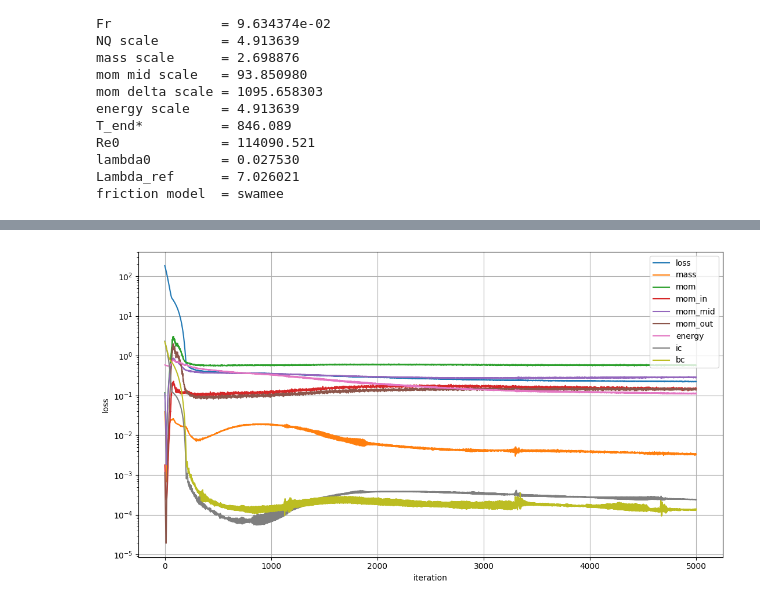
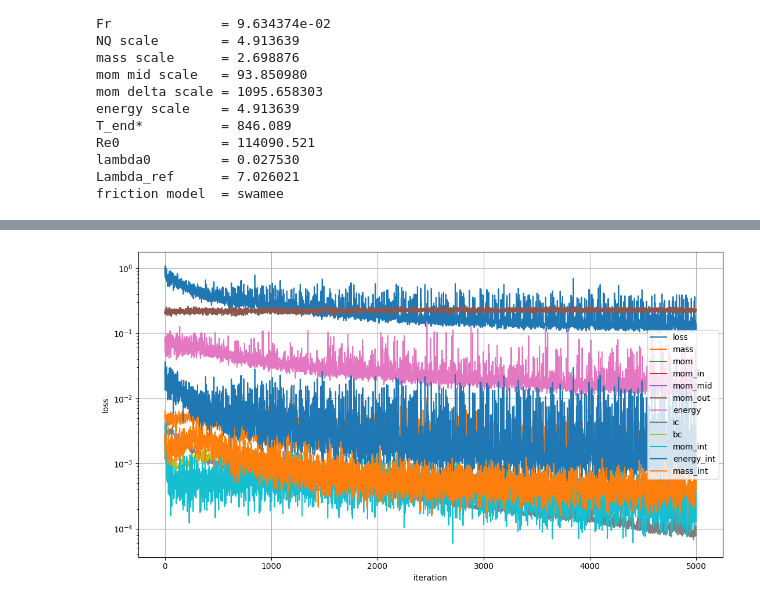
Before and after one commit to Suchotin/Supercritical_stability_PINN, a Jupyter notebook: pinn_v3b_imposed_dp.ipynb, the cells around one changed output, grey strips where cells are left out. Cells and saved outputs as stored; diff of their text form; code cells hidden in the pictures.

```diff
--- a/pinn_v3b_imposed_dp.ipynb
+++ b/pinn_v3b_imposed_dp.ipynb
@@ -640,9 +701,15 @@ class Sampler:
         )
 
     def time(self, n):
-        n0 = int(0.10 * n)
-        nk = int(0.20 * n)
-        nf = n - n0 - nk
+        # Tail-dense sampling: the density-wave oscillation lives in the last
+        # ~11% of the run with period ~2.7 t_star, so a uniform draw never
+        # resolves it. We pour 30% of the points into [0.85 t_end, t_end] at
+        # dt_star ~ 0.1 (~25 pts/period) so the pointwise PDE residual can see
+        # the wave at all. The rest keeps the old start/kink/uniform coverage.
+        n0 = int(0.08 * n)
+        nk = int(0.12 * n)
+        ntail = int(0.30 * n)
+        nf = n - n0 - nk - ntail
 
         t_full = self.uniform(nf, 0.0, self.case.t_end_star)
 
@@ -658,7 +725,9 @@ class Sampler:
 
         t_kink = self.uniform(nk, a, b)
 
-        return torch.cat([t_full, t_start, t_kink], dim=0)
+        t_tail = self.uniform(ntail, 0.85 * self.case.t_end_star, self.case.t_end_star)
+
+        return torch.cat([t_full, t_start, t_kink, t_tail], dim=0)
 
     def interior(self, n_in=2048, n_mid=4096, n_out=2048):
         a = self.alpha
@@ -1032,5 +1459,10 @@ trainer = Trainer(
 # %%
 history = []
+
+# Physics-only warm start: load the converged v3b smooth solution into the
+# trunk so causal training only has to grow the tail wave. Comment out to
+# train the osc model from scratch instead.
+warm_start_smooth("v3b_model.pt")
 
 for step in range(1, 5001):
     logs = trainer.step()
@@ -1051,5 +1483,13 @@ for step in range(1, 5001):
             f"bc_h={logs['bc_h_in']:.3e}",
             f"bc_dp={logs['bc_dp']:.3e}",
             f"bc_pi_out={logs['bc_pi_out']:.3e}",
+            f"mom_int={logs['mom_int']:.3e}",
+            f"e_int={logs['energy_int']:.3e}",
+            f"m_int={logs['mass_int']:.3e}",
+            f"w_min={logs['w_min']:.2e}",
+            f"tail_res={logs['tail_res']:.3e}",
         )
+
+save_ckpt("v3b_osc.pt")
+print("saved checkpoint -> v3b_osc.pt")
 # %% [output]
@@ -1075,34 +1515,37 @@ def plot_history(history):
     df = pd.DataFrame(history)
 
     keys = [
         "loss",
         "mass",
         "mom",
         "mom_in",
         "mom_mid",
         "mom_out",
         "energy",
         "ic",
         "bc",
+        "mom_int",
+        "energy_int",
+        "mass_int",
     ]
 
     plt.figure(figsize=(11, 6))
 
     for key in keys:
         if key in df:
             plt.semilogy(df[key].to_numpy(), label=key)
 
     plt.xlabel("iteration")
     plt.ylabel("loss")
     plt.grid(True)
     plt.legend()
     plt.tight_layout()
     plt.show()
 
 
 plot_history(history)
 # %% [output]
-[figure, old version]
+[figure, new version]
 # %%
 @torch.no_grad()
 def validate(model, physics, case, forcing, device, dtype=torch.float32):
```
Also changed, not shown: parts of 21 cells of this notebook, 14 other files.
